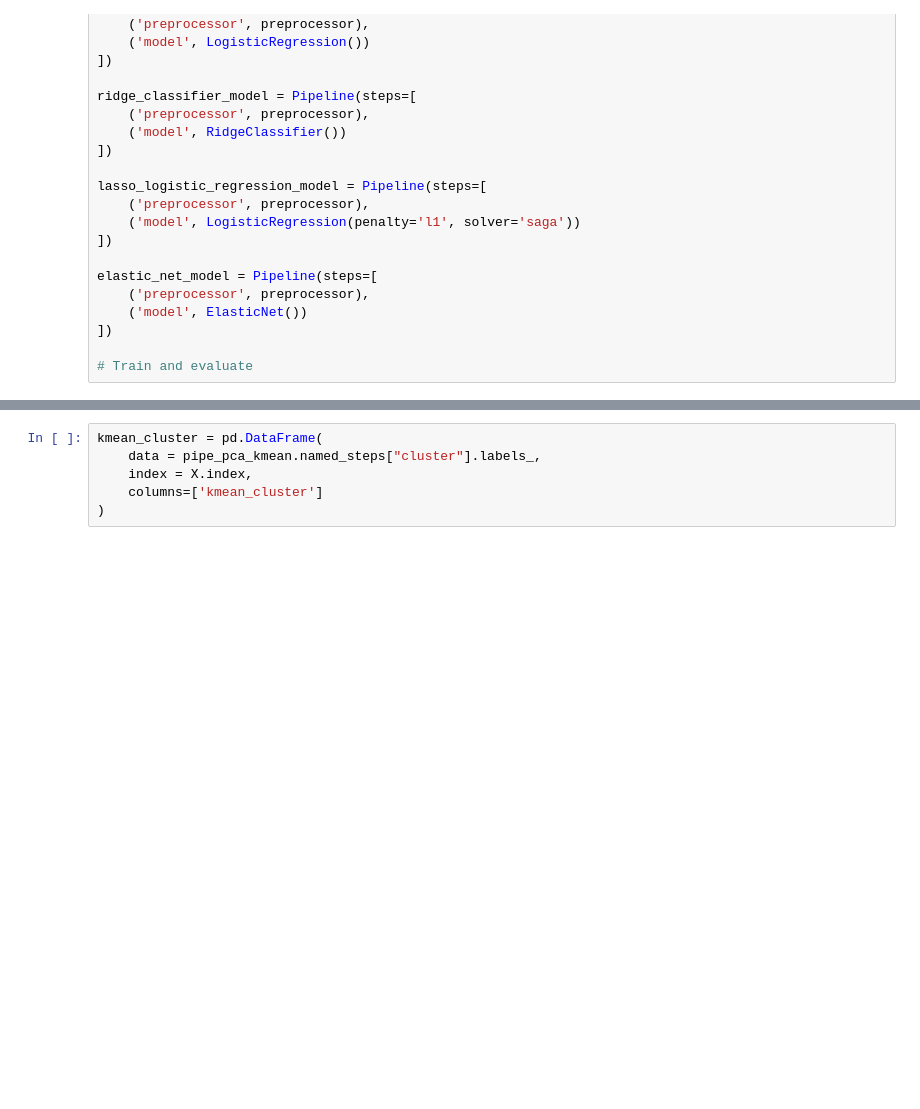
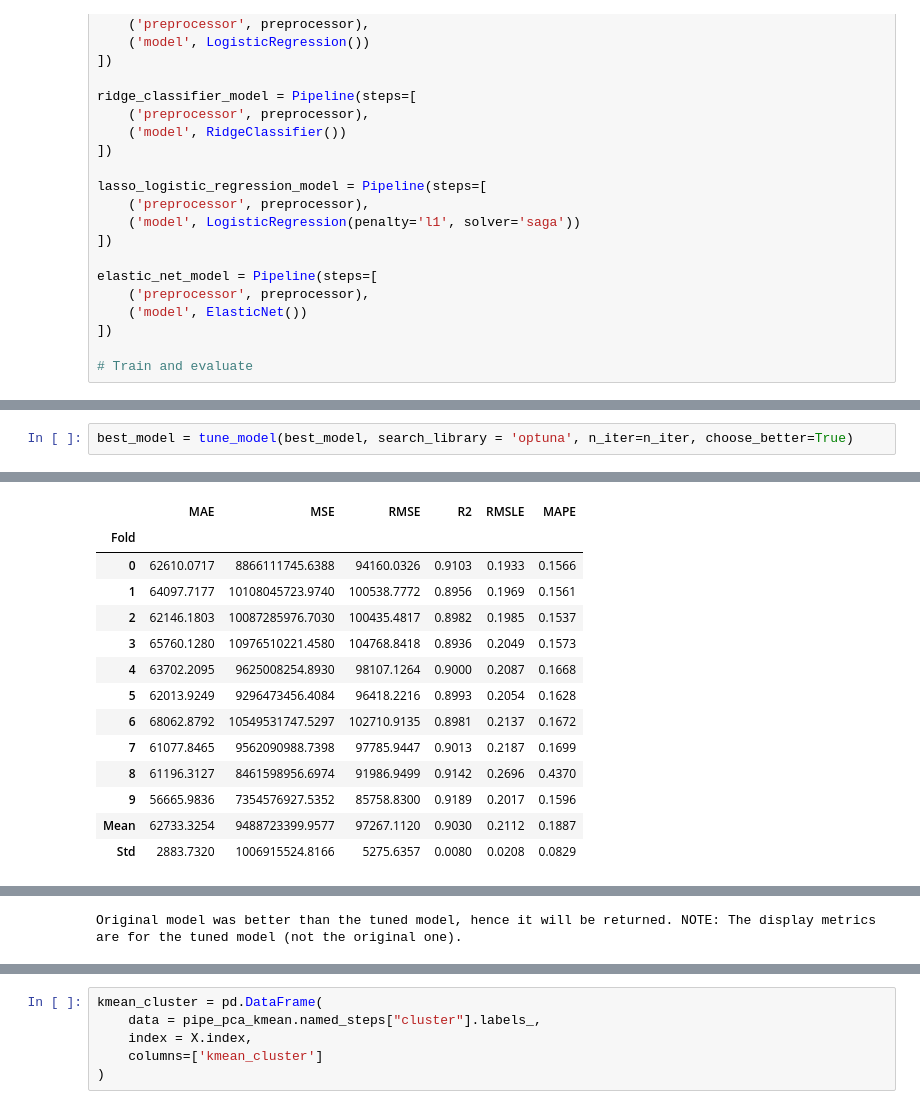
Before and after one commit to namratamayekar/Housing_Price_Prediction_Madrid, a Jupyter notebook: notebooks/Modelling_Emanuela.ipynb, the cells around one changed output, grey strips where cells are left out. Saved outputs shown, nothing was run; the diff lists cells and outputs as text; blank space fills up the shorter version.

```diff
--- a/notebooks/Modelling_Emanuela.ipynb
+++ b/notebooks/Modelling_Emanuela.ipynb
@@ -272,0 +296,3 @@ best_model = compare_models(exclude=['lar'])
+# %%
+best_model = tune_model(best_model, search_library = 'optuna', n_iter=n_iter, choose_better=True)
+# %% [output]
@@ -272,0 +300,14 @@ best_model = compare_models(exclude=['lar'])
+|  | MAE | MSE | RMSE | R2 | RMSLE | MAPE |
+| Fold |  |  |  |  |  |  |
+| 0 | 62610.0717 | 8866111745.6388 | 94160.0326 | 0.9103 | 0.1933 | 0.1566 |
+| 1 | 64097.7177 | 10108045723.9740 | 100538.7772 | 0.8956 | 0.1969 | 0.1561 |
+| 2 | 62146.1803 | 10087285976.7030 | 100435.4817 | 0.8982 | 0.1985 | 0.1537 |
+| 3 | 65760.1280 | 10976510221.4580 | 104768.8418 | 0.8936 | 0.2049 | 0.1573 |
+| 4 | 63702.2095 | 9625008254.8930 | 98107.1264 | 0.9000 | 0.2087 | 0.1668 |
+| 5 | 62013.9249 | 9296473456.4084 | 96418.2216 | 0.8993 | 0.2054 | 0.1628 |
+| 6 | 68062.8792 | 10549531747.5297 | 102710.9135 | 0.8981 | 0.2137 | 0.1672 |
+| 7 | 61077.8465 | 9562090988.7398 | 97785.9447 | 0.9013 | 0.2187 | 0.1699 |
+| 8 | 61196.3127 | 8461598956.6974 | 91986.9499 | 0.9142 | 0.2696 | 0.4370 |
+| 9 | 56665.9836 | 7354576927.5352 | 85758.8300 | 0.9189 | 0.2017 | 0.1596 |
+| Mean | 62733.3254 | 9488723399.9577 | 97267.1120 | 0.9030 | 0.2112 | 0.1887 |
+| Std | 2883.7320 | 1006915524.8166 | 5275.6357 | 0.0080 | 0.0208 | 0.0829 |
@@ -272,0 +315 @@ best_model = compare_models(exclude=['lar'])
+Original model was better than the tuned model, hence it will be returned. NOTE: The display metrics are for the tuned model (not the original one).
```
Also changed, not shown: parts of 32 cells of this notebook, 1 other file.
